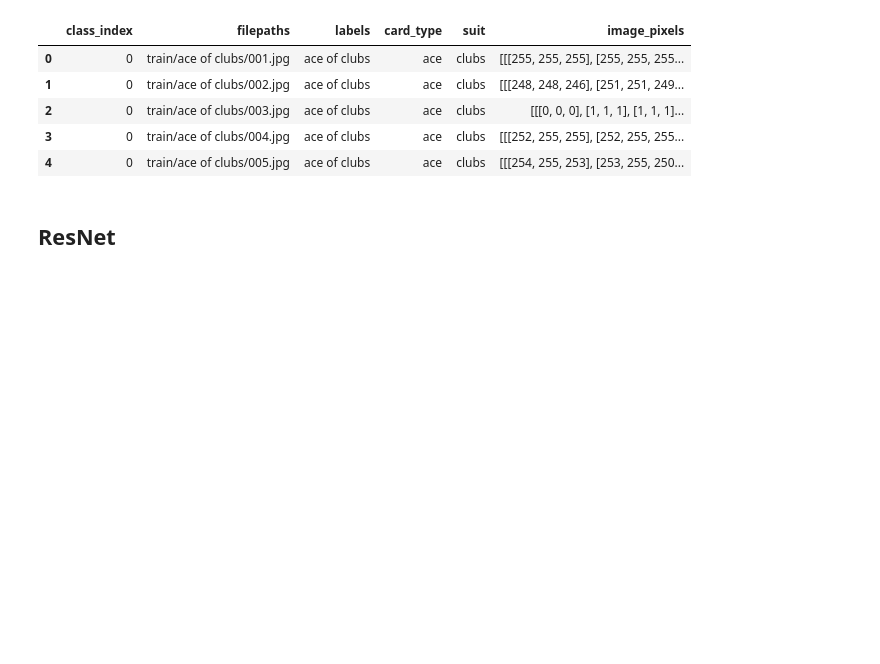
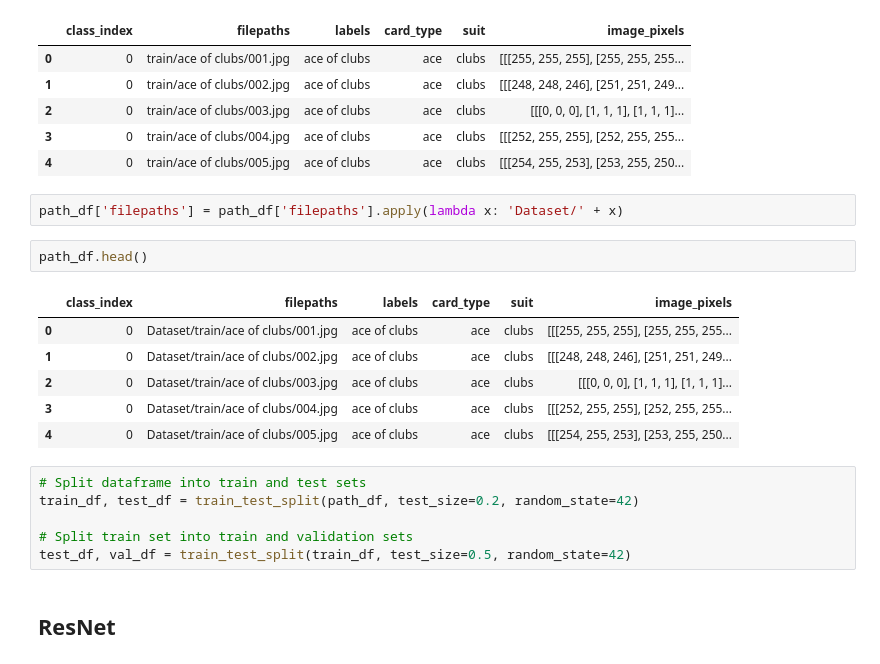
Before and after one commit to DianaLNguyen/ucb_mids_w281_project, a Jupyter notebook: feature_ResNet.ipynb, the cells around one changed output. Cells and saved outputs as stored; diff of their text form; blank space fills up the shorter version.

```diff
--- a/feature_ResNet.ipynb
+++ b/feature_ResNet.ipynb
@@ -117,6 +116,23 @@ path_df.head()
 | 2 | 0 | train/ace of clubs/003.jpg | ace of clubs | ace | clubs | [[[0, 0, 0], [1, 1, 1], [1, 1, 1]... |
 | 3 | 0 | train/ace of clubs/004.jpg | ace of clubs | ace | clubs | [[[252, 255, 255], [252, 255, 255... |
 | 4 | 0 | train/ace of clubs/005.jpg | ace of clubs | ace | clubs | [[[254, 255, 253], [253, 255, 250... |
+# %%
+path_df['filepaths'] = path_df['filepaths'].apply(lambda x: 'Dataset/' + x)
+# %%
+path_df.head()
+# %% [output]
+|  | class_index | filepaths | labels | card_type | suit | image_pixels |
+| 0 | 0 | Dataset/train/ace of clubs/001.jpg | ace of clubs | ace | clubs | [[[255, 255, 255], [255, 255, 255... |
+| 1 | 0 | Dataset/train/ace of clubs/002.jpg | ace of clubs | ace | clubs | [[[248, 248, 246], [251, 251, 249... |
+| 2 | 0 | Dataset/train/ace of clubs/003.jpg | ace of clubs | ace | clubs | [[[0, 0, 0], [1, 1, 1], [1, 1, 1]... |
+| 3 | 0 | Dataset/train/ace of clubs/004.jpg | ace of clubs | ace | clubs | [[[252, 255, 255], [252, 255, 255... |
+| 4 | 0 | Dataset/train/ace of clubs/005.jpg | ace of clubs | ace | clubs | [[[254, 255, 253], [253, 255, 250... |
+# %%
+# Split dataframe into train and test sets
+train_df, test_df = train_test_split(path_df, test_size=0.2, random_state=42)
+
+# Split train set into train and validation sets
+test_df, val_df = train_test_split(train_df, test_size=0.5, random_state=42)
 # %% [markdown]
 ## ResNet
 # %%
```
Also changed, not shown: parts of 11 cells of this notebook.
